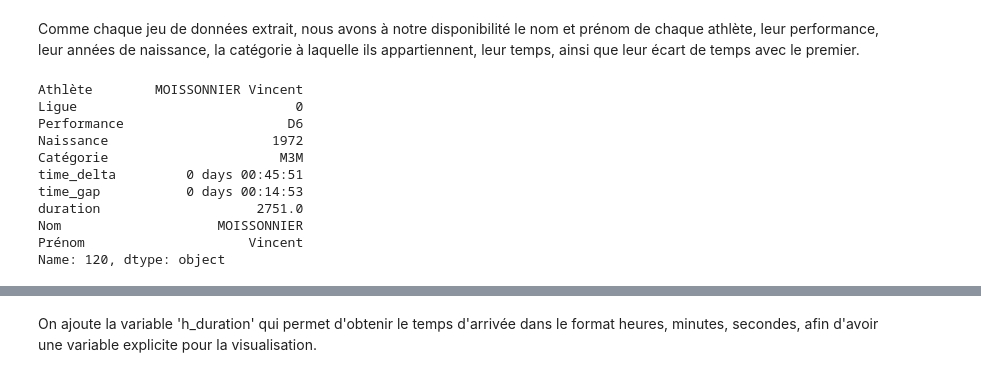
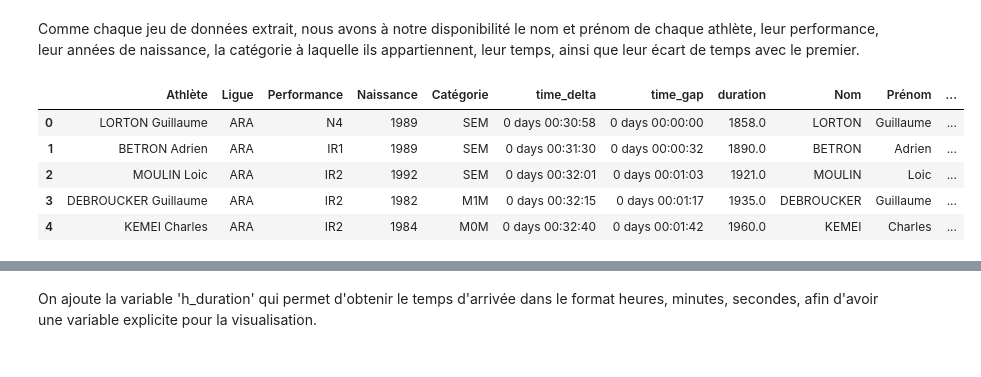
Before and after one commit to Kirscher/ResultAthle, a Jupyter notebook: eda.ipynb, the cells around one changed output, grey strips where cells are left out. Drawn from its saved outputs; the diff is of its cells as text; code cells hidden in the pictures.

```diff
--- a/eda.ipynb
+++ b/eda.ipynb
@@ -30,16 +30,11 @@ data=pd.read_csv("10_km_Riorges.csv")
 # %% [markdown]
 Comme chaque jeu de données extrait, nous avons à notre disponibilité le nom et prénom de chaque athlète, leur performance, leur années de naissance, la catégorie à laquelle ils appartiennent, leur temps, ainsi que leur écart de temps avec le premier.
 # %%
-data.iloc[120,:]
+data.head()
 # %% [output]
-Athlète        MOISSONNIER Vincent
-Ligue                            0
-Performance                     D6
-Naissance                     1972
-Catégorie                      M3M
-time_delta         0 days 00:45:51
-time_gap           0 days 00:14:53
-duration                    2751.0
-Nom                    MOISSONNIER
-Prénom                     Vincent
-Name: 120, dtype: object
+|  | Athlète | Ligue | Performance | Naissance | Catégorie | time_delta | time_gap | duration | Nom | Prénom | ... |
+| 0 | LORTON Guillaume | ARA | N4 | 1989 | SEM | 0 days 00:30:58 | 0 days 00:00:00 | 1858.0 | LORTON | Guillaume | ... |
+| 1 | BETRON Adrien | ARA | IR1 | 1989 | SEM | 0 days 00:31:30 | 0 days 00:00:32 | 1890.0 | BETRON | Adrien | ... |
+| 2 | MOULIN Loic | ARA | IR2 | 1992 | SEM | 0 days 00:32:01 | 0 days 00:01:03 | 1921.0 | MOULIN | Loic | ... |
+| 3 | DEBROUCKER Guillaume | ARA | IR2 | 1982 | M1M | 0 days 00:32:15 | 0 days 00:01:17 | 1935.0 | DEBROUCKER | Guillaume | ... |
+| 4 | KEMEI Charles | ARA | IR2 | 1984 | M0M | 0 days 00:32:40 | 0 days 00:01:42 | 1960.0 | KEMEI | Charles | ... |
```
Also changed, not shown: parts of 10 cells of this notebook.
